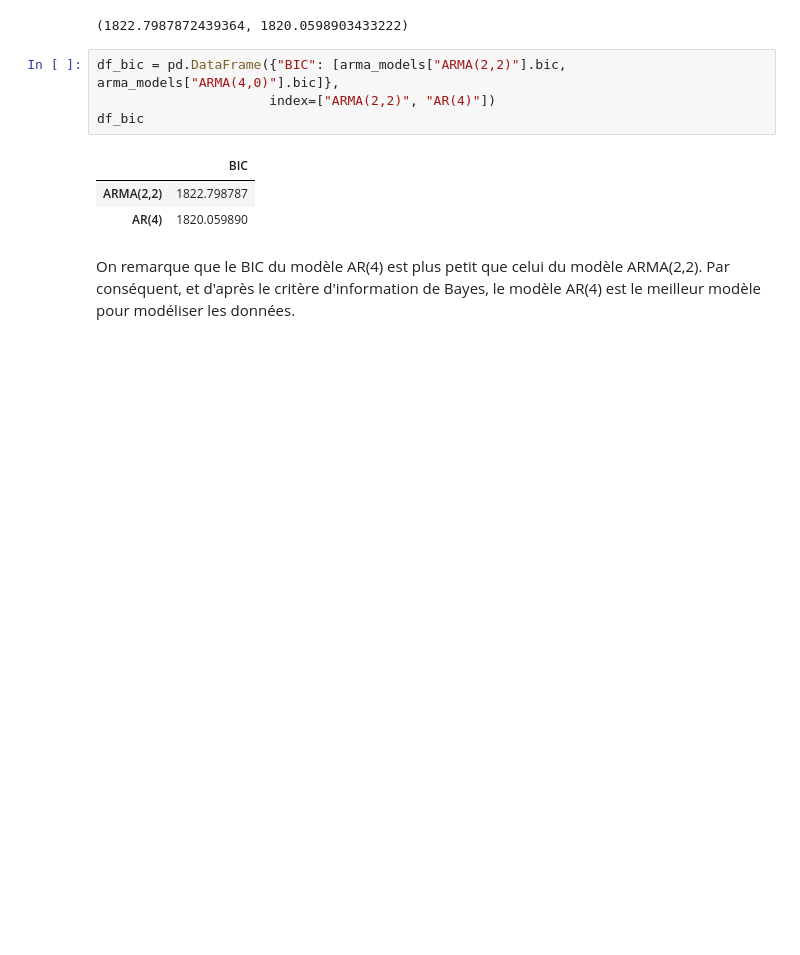
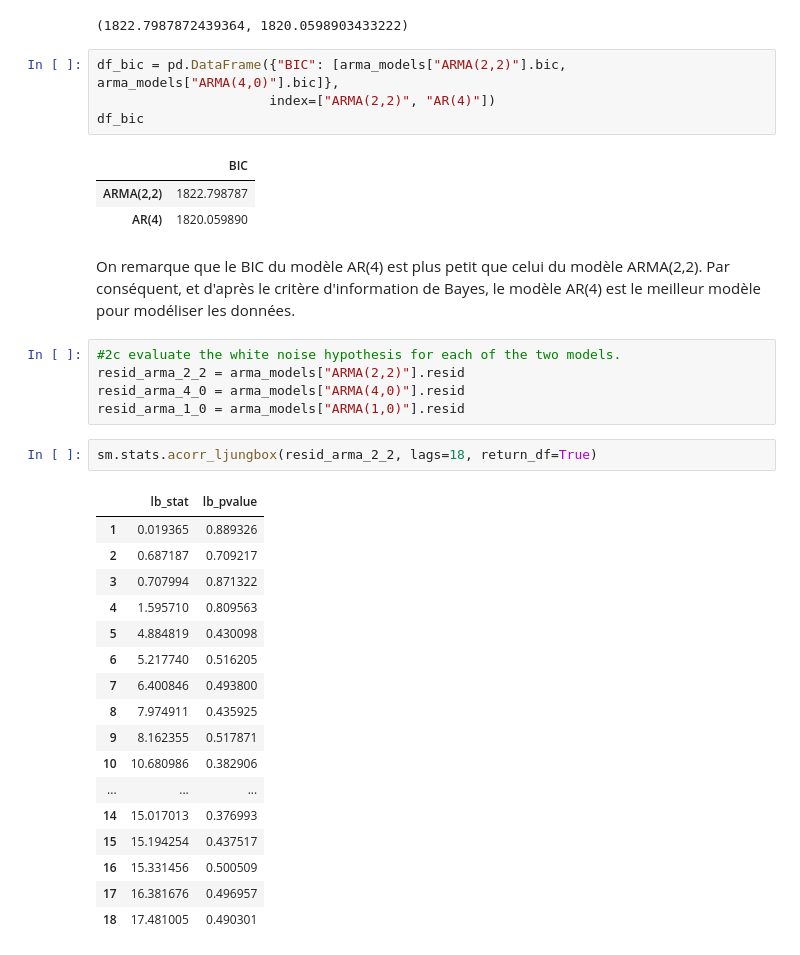
Before and after one commit to Thomas4390/econometrics_tp1, a Jupyter notebook: tp1.ipynb, the cells around one changed output. Cells and saved outputs as stored; diff of their text form; blank space fills up the shorter version.

```diff
--- a/tp1.ipynb
+++ b/tp1.ipynb
@@ -345,3 +341,28 @@ df_bic
 | AR(4) | 1820.059890 |
 # %% [markdown]
 On remarque que le BIC du modèle AR(4) est plus petit que celui du modèle ARMA(2,2). Par conséquent, et d'après le critère d'information de Bayes, le modèle AR(4) est le meilleur modèle pour modéliser les données.
+# %%
+#2c evaluate the white noise hypothesis for each of the two models.
+resid_arma_2_2 = arma_models["ARMA(2,2)"].resid
+resid_arma_4_0 = arma_models["ARMA(4,0)"].resid
+resid_arma_1_0 = arma_models["ARMA(1,0)"].resid
+# %%
+sm.stats.acorr_ljungbox(resid_arma_2_2, lags=18, return_df=True)
+# %% [output]
+|  | lb_stat | lb_pvalue |
+| 1 | 0.019365 | 0.889326 |
+| 2 | 0.687187 | 0.709217 |
+| 3 | 0.707994 | 0.871322 |
+| 4 | 1.595710 | 0.809563 |
+| 5 | 4.884819 | 0.430098 |
+| 6 | 5.217740 | 0.516205 |
+| 7 | 6.400846 | 0.493800 |
+| 8 | 7.974911 | 0.435925 |
+| 9 | 8.162355 | 0.517871 |
+| 10 | 10.680986 | 0.382906 |
+| ... | ... | ... |
+| 14 | 15.017013 | 0.376993 |
+| 15 | 15.194254 | 0.437517 |
+| 16 | 15.331456 | 0.500509 |
+| 17 | 16.381676 | 0.496957 |
+| 18 | 17.481005 | 0.490301 |
```
Also changed, not shown: parts of 5 cells of this notebook.
